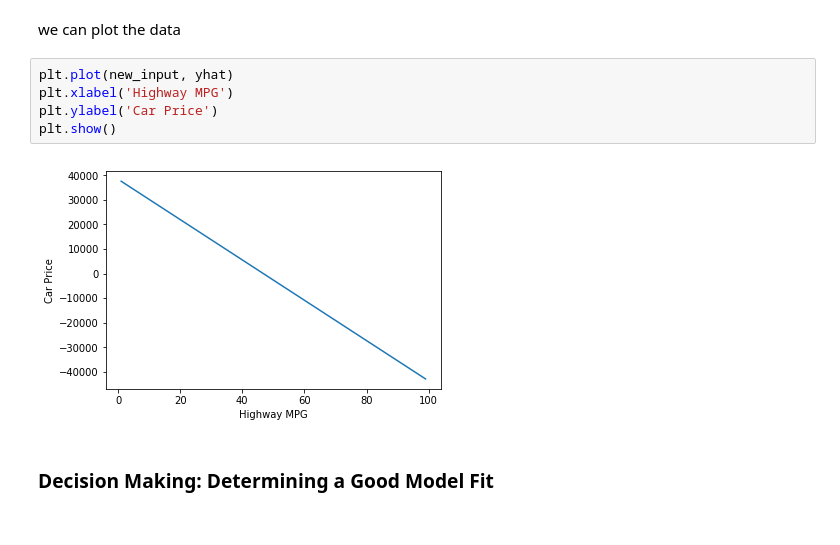
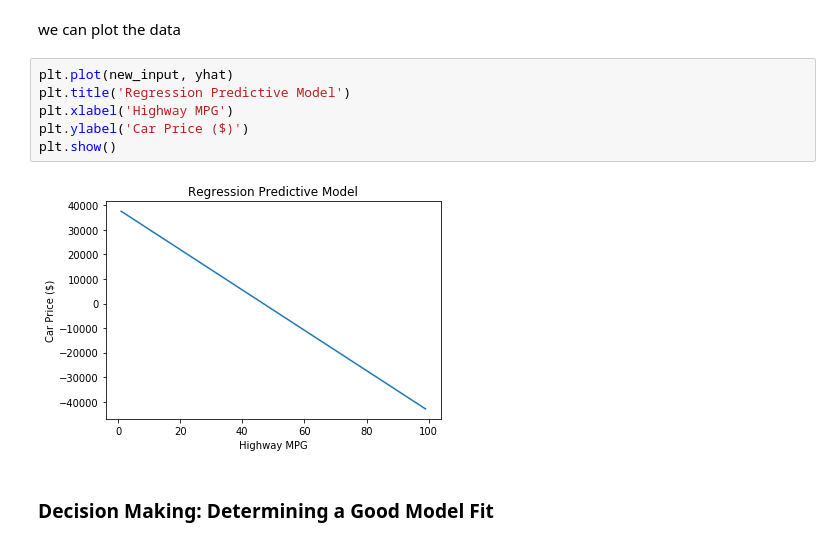
Before and after one commit to dd-consulting/DDC-Data-Science-Python, a Jupyter notebook: Module 4 Model Development.ipynb, the cells around one changed output. Drawn from its saved outputs; the diff is of its cells as text.

```diff
--- a/Module 4 Model Development.ipynb
+++ b/Module 4 Model Development.ipynb
@@ -1000,11 +1000,12 @@ array([ 37601.57247984,  36779.83910151,  35958.10572319,  35136.37234487,
 we can plot the data
 # %%
 plt.plot(new_input, yhat)
+plt.title('Regression Predictive Model')
 plt.xlabel('Highway MPG')
-plt.ylabel('Car Price')
+plt.ylabel('Car Price ($)')
 plt.show()
 # %% [output]
-[figure, old version]
+[figure, new version]
 # %% [markdown]
 <h3>Decision Making: Determining a Good Model Fit</h3>
 # %% [markdown]
```
Also changed, not shown: parts of 1 cell of this notebook, 46 other files.
